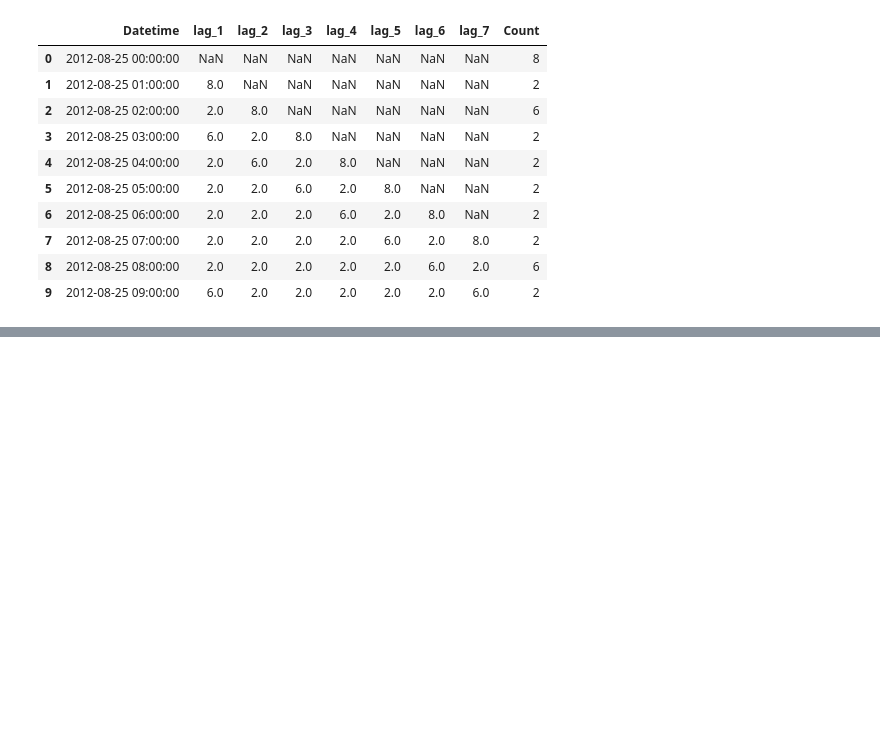
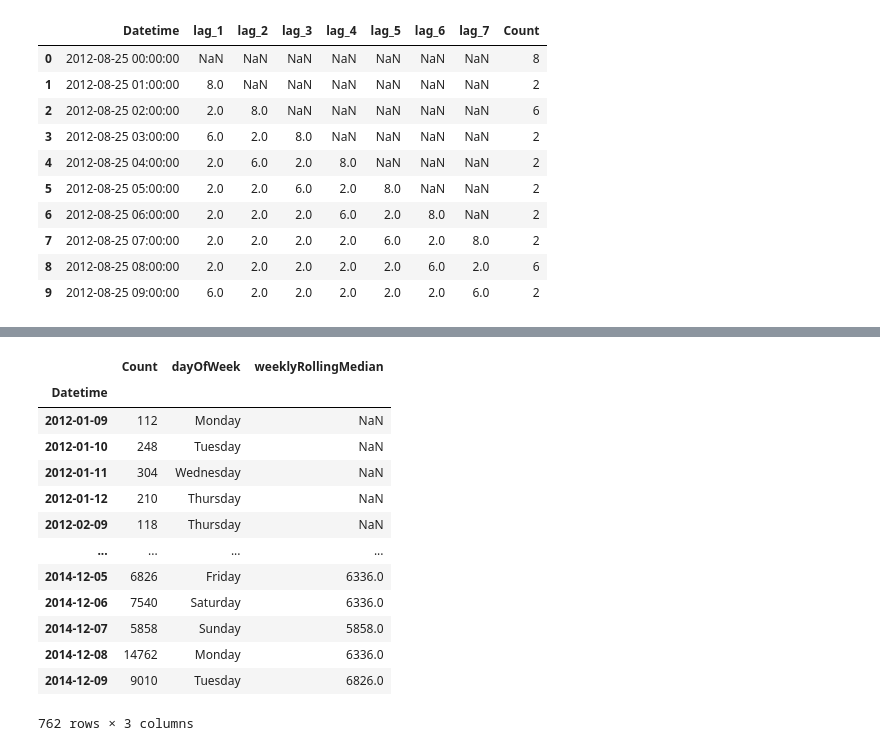
Before and after one commit to hasanali28/shell, a Jupyter notebook: module3/Modul3_FE_TimeSeries.ipynb, the cells around one changed output, grey strips where cells are left out. Saved outputs shown, nothing was run; the diff lists cells and outputs as text; code cells hidden in the pictures; blank space fills up the shorter version.

```diff
--- a/module3/Modul3_FE_TimeSeries.ipynb
+++ b/module3/Modul3_FE_TimeSeries.ipynb
@@ -136,0 +255,17 @@ data.head(10)
+# %%
+daily_df
+# %% [output]
+|  | Count | dayOfWeek | weeklyRollingMedian |
+| Datetime |  |  |  |
+| 2012-01-09 | 112 | Monday | NaN |
+| 2012-01-10 | 248 | Tuesday | NaN |
+| 2012-01-11 | 304 | Wednesday | NaN |
+| 2012-01-12 | 210 | Thursday | NaN |
+| 2012-02-09 | 118 | Thursday | NaN |
+| ... | ... | ... | ... |
+| 2014-12-05 | 6826 | Friday | 6336.0 |
+| 2014-12-06 | 7540 | Saturday | 6336.0 |
+| 2014-12-07 | 5858 | Sunday | 5858.0 |
+| 2014-12-08 | 14762 | Monday | 6336.0 |
+| 2014-12-09 | 9010 | Tuesday | 6826.0 |
+762 rows × 3 columns
```
Also changed, not shown: parts of 19 cells of this notebook, 2 other files.
